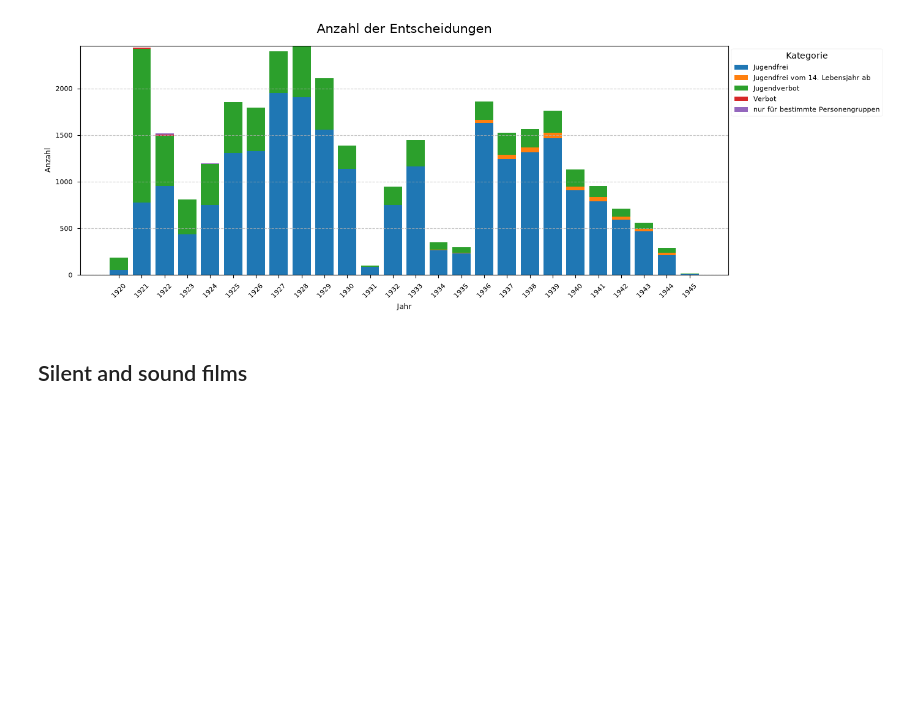
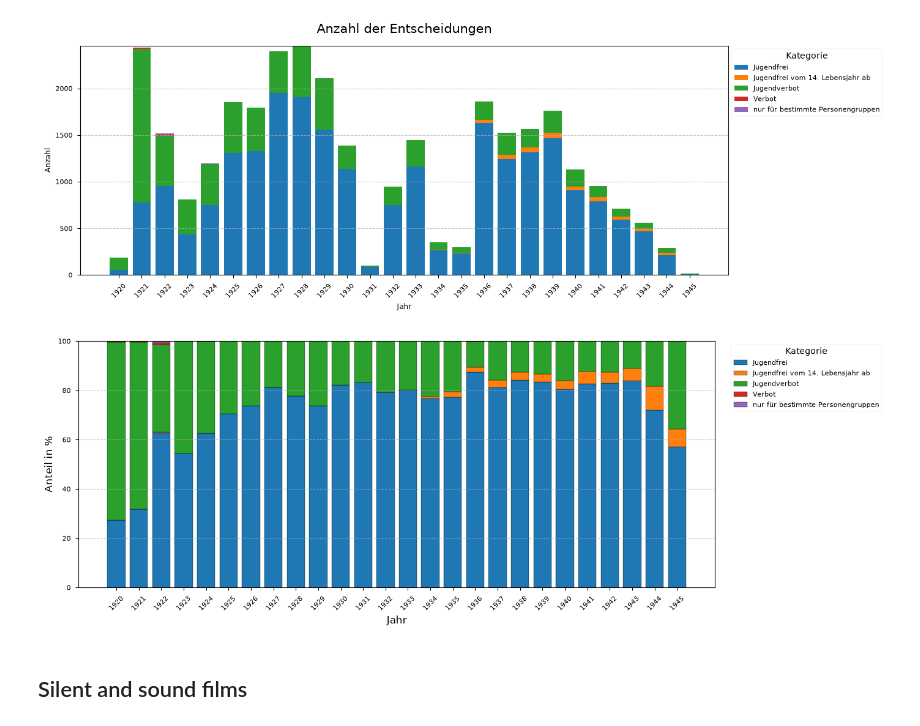
Before and after one commit to codemitdjango/german-film-censorship, a Jupyter notebook: src/analysis/metadata_analysis.ipynb, the cells around one changed output. Drawn from its saved outputs; the diff is of its cells as text; code cells hidden in the pictures; blank space fills up the shorter version.

```diff
--- a/src/analysis/metadata_analysis.ipynb
+++ b/src/analysis/metadata_analysis.ipynb
@@ -299,6 +299,47 @@ save_plts(plt, "plots/metadata/decision_by_year.png")
 plt.show()
 # %% [output]
 [figure]
+# %%
+# data
+df_grouped = df.groupby(['Jahr', 'Entscheidung']).size().unstack(fill_value=0)
+
+plot_df = df_grouped.div(df_grouped.sum(axis=1), axis=0) * 100
+jahre = plot_df.index
+
+# initialize Plot
+fig, ax = plt.subplots(figsize=(14, 5))
+
+bottom_values = pd.Series(0.0, index=jahre)
+
+for entscheidung in plot_df.columns:
+    ax.bar(
+        jahre,
+        plot_df[entscheidung],
+        bottom=bottom_values,
+        label=entscheidung,
+        edgecolor='black'
+    )
+    bottom_values += plot_df[entscheidung]
+
+# Layout/Title
+# ax.set_title('Relativer Anteil der Filmarten pro Jahr (100% gestapelt)', fontsize=15, pad=15)
+ax.set_xlabel('Jahr', fontsize=12)
+ax.set_ylabel('Anteil in %', fontsize=12)
+
+ax.set_xticks(jahre)
+ax.set_xticklabels(jahre, rotation=45)
+
+ax.set_ylim(0, 100)
+
+ax.legend(title='Kategorie', bbox_to_anchor=(1.02, 1), loc='upper left')
+
+ax.grid(axis='y', linestyle='--', alpha=0.7)
+
+fig.tight_layout()
+save_plts(plt, "plots/metadata/decisions_relative.png")
+plt.show()
+# %% [output]
+[figure, added]
 # %% [markdown]
 ## Silent and sound films
 # %%
```
Also changed, not shown: parts of 5 cells of this notebook, 9 other files.
